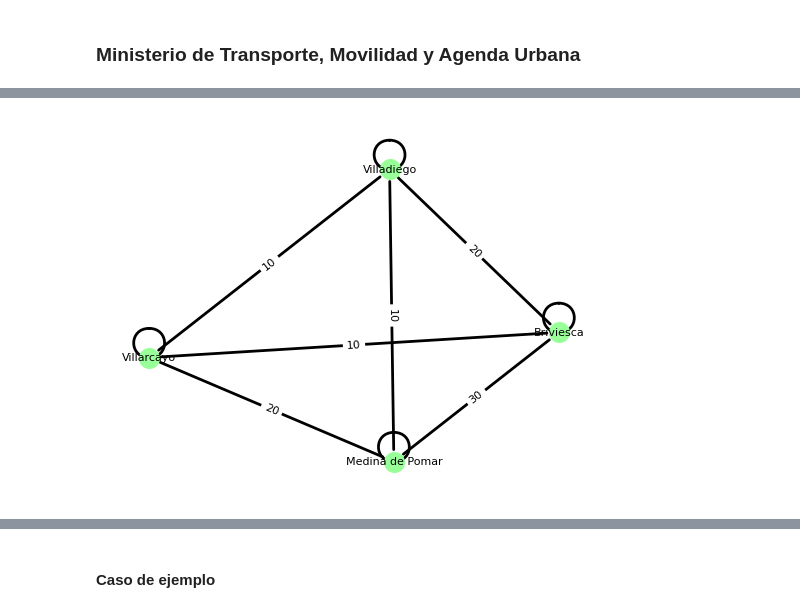
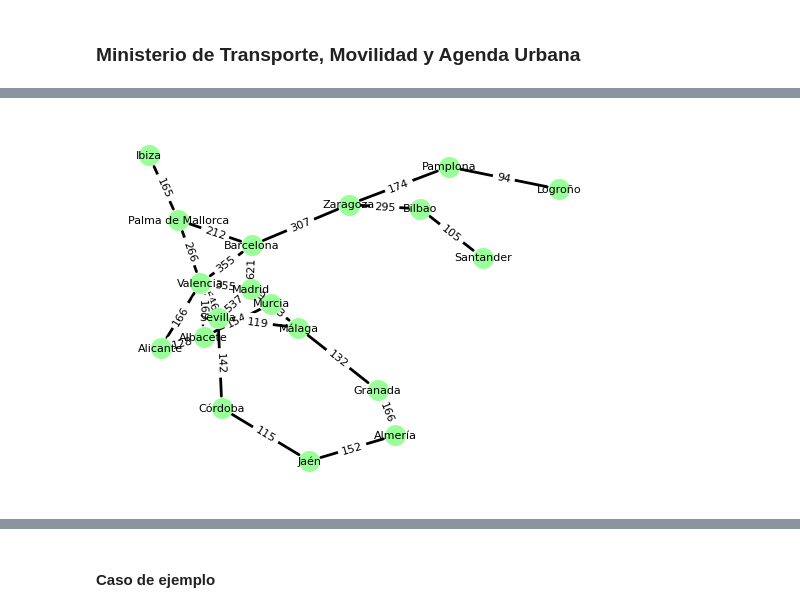
Before and after one commit to AlvarSML/Algoritmia2223, a Jupyter notebook: PO1-Voraces/PO1-Voraces.ipynb, the cells around one changed output, grey strips where cells are left out. Drawn from its saved outputs; the diff is of its cells as text; code cells hidden in the pictures.

```diff
--- a/PO1-Voraces/PO1-Voraces.ipynb
+++ b/PO1-Voraces/PO1-Voraces.ipynb
@@ -555,5 +585,5 @@ red = RedComarcas(comarcas = nodos, costes = costes)
 # %%
-resultado = red.construir_carreteras()
-coste = red.coste_total()
+resultado = red.kruskal()
+#coste = red.coste_total()
 resultado
 # %% [output]
@@ -618,8 +666,8 @@ resultado
 # %%
-grafo = dict_a_grafo(costes)
+grafo = dict_a_grafo(costes2)
 ver_grafo(grafo)
 # %% [output]
-[figure, old version]
+[figure, new version]
 # %%
 res = dict_a_grafo(resultado)
 ver_grafo(res)
```
Also changed, not shown: parts of 15 cells of this notebook, 4 other files.
